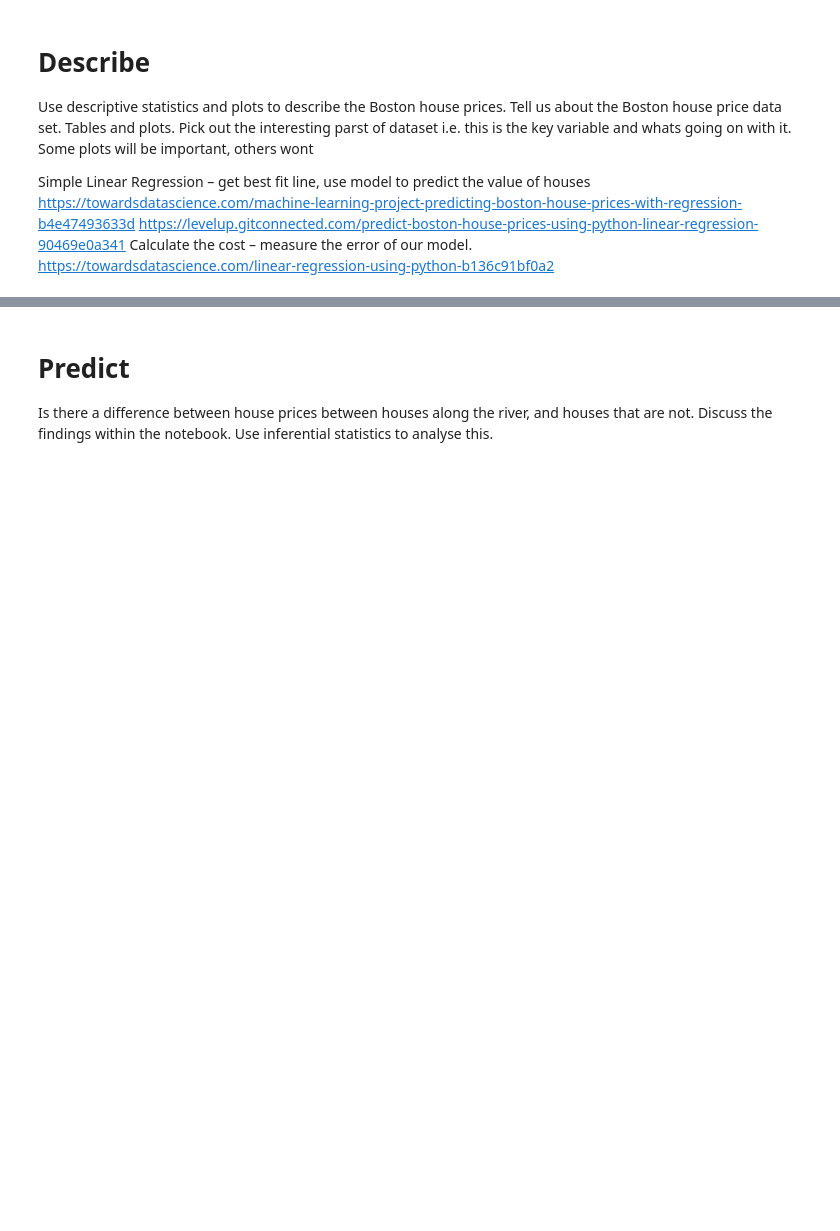
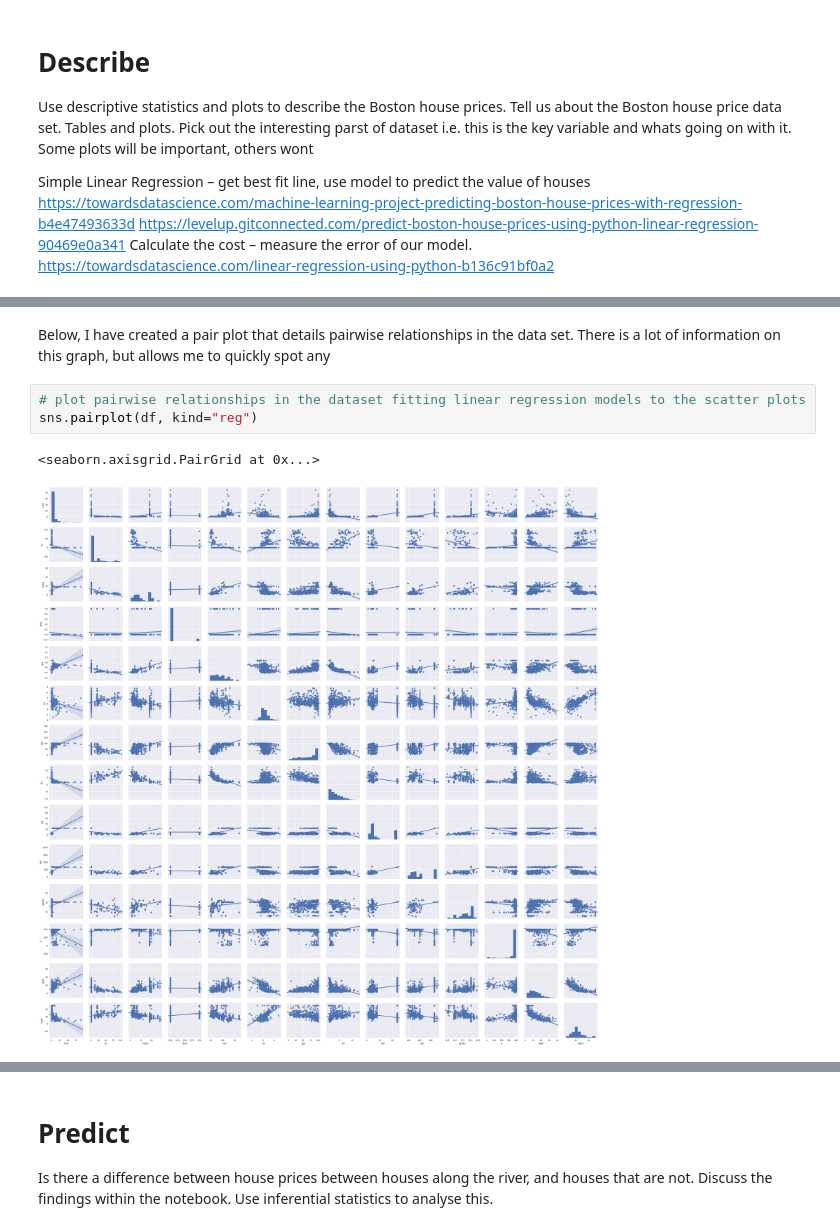
Before and after one commit to davidobrien1/MLSProject, a Jupyter notebook: mlsproject.ipynb, the cells around one changed output, grey strips where cells are left out. Cells and saved outputs as stored; diff of their text form; blank space fills up the shorter version.

```diff
--- a/mlsproject.ipynb
+++ b/mlsproject.ipynb
@@ -21,0 +104,8 @@ https://towardsdatascience.com/linear-regression-using-python-b136c91bf0a2
+# %% [markdown]
+Below, I have created a pair plot that details pairwise relationships in the data set.  There is a lot of information on this graph, but allows me to quickly spot any
+# %%
+# plot pairwise relationships in the dataset fitting linear regression models to the scatter plots
+sns.pairplot(df, kind="reg")
+# %% [output]
+<seaborn.axisgrid.PairGrid at 0x...>
+[figure, added]
```
Also changed, not shown: parts of 12 cells of this notebook.
